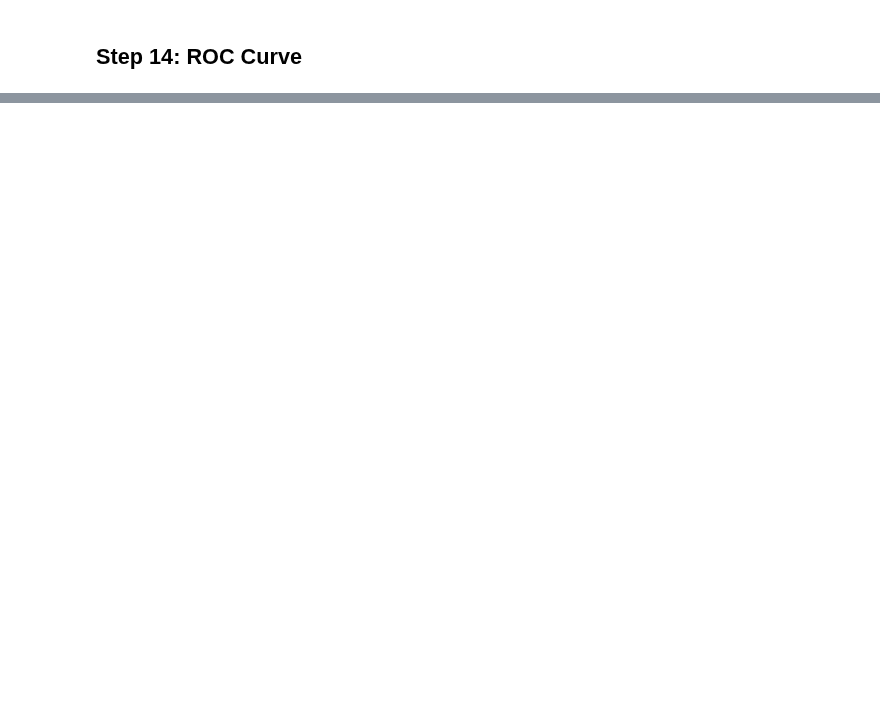
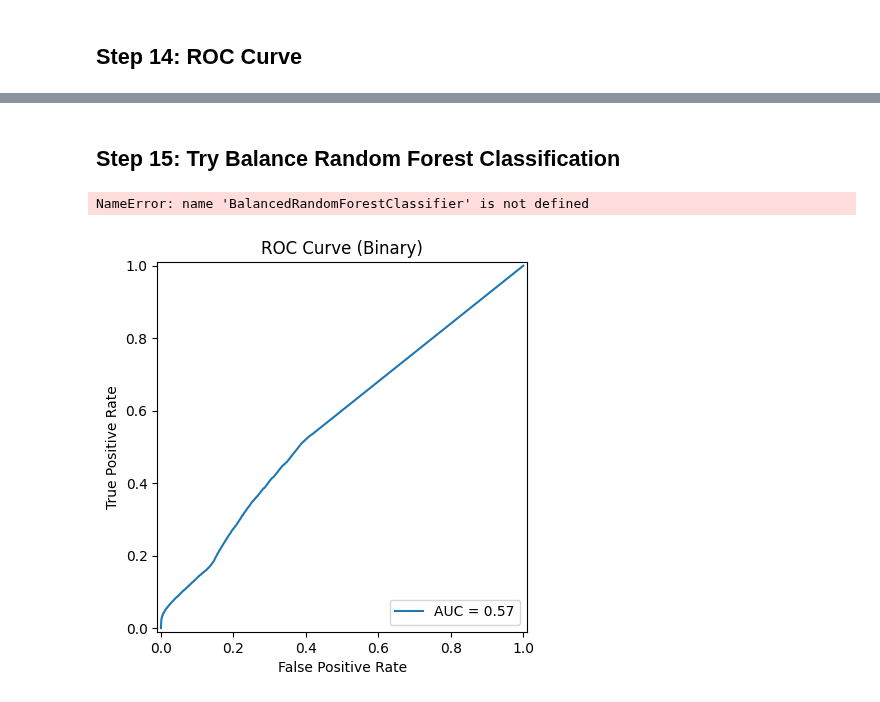
Before and after one commit to imdwipayana/Battlefield, a Jupyter notebook: python project/Yellow Taxi January 2009/yellow_taxi_january_2009_random_forest.ipynb, the cells around one changed output, grey strips where cells are left out. Drawn from its saved outputs; the diff is of its cells as text; code cells hidden in the pictures; blank space fills up the shorter version.

```diff
--- a/python project/Yellow Taxi January 2009/yellow_taxi_january_2009_random_forest.ipynb
+++ b/python project/Yellow Taxi January 2009/yellow_taxi_january_2009_random_forest.ipynb
@@ -259,0 +269,20 @@ else:
+# %% [markdown]
+## Step 15: Try Balance Random Forest Classification
+# %%
+# Create pipeline for balance random forest
+pipeline_brf = Pipeline(steps=[
+    ('scaler', StandardScaler()),  # Not strictly necessary for RF but included as requested
+    ('brf', BalancedRandomForestClassifier(
+        n_estimators=200,
+        random_state=42
+    ))
+])
+
+# Train model
+pipeline_brf.fit(X_train, y_train)
+
+# Predictions and probabilities
+y_pred = pipeline_brf.predict(X_test)
+y_score = pipeline_brf.predict_proba(X_test)
+# %% [output]
+NameError: name 'BalancedRandomForestClassifier' is not defined
@@ -259,0 +307,24 @@ else:
+# %%
+# ROC Curve (binary or multiclass)
+n_classes = len(np.unique(y))
+if n_classes == 2:
+    fpr, tpr, _ = roc_curve(y_test, y_score[:,1])
+    roc_auc = auc(fpr, tpr)
+    RocCurveDisplay(fpr=fpr, tpr=tpr, roc_auc=roc_auc).plot()
+    plt.title("ROC Curve (Binary)")
+    plt.show()
+else:
+    from sklearn.preprocessing import label_binarize
+    y_test_bin = label_binarize(y_test, classes=np.arange(n_classes))
+    for i in range(n_classes):
+        fpr, tpr, _ = roc_curve(y_test_bin[:, i], y_score[:, i])
+        roc_auc = auc(fpr, tpr)
+        plt.plot(fpr, tpr, label=f"Class {i} (AUC={roc_auc:.2f})")
+    plt.plot([0, 1], [0, 1], 'k--')
+    plt.xlabel("False Positive Rate")
+    plt.ylabel("True Positive Rate")
+    plt.title("ROC Curve (Multiclass One-vs-Rest)")
+    plt.legend()
+    plt.show()
+# %% [output]
+[figure, added]
```
Also changed, not shown: parts of 5 cells of this notebook.
